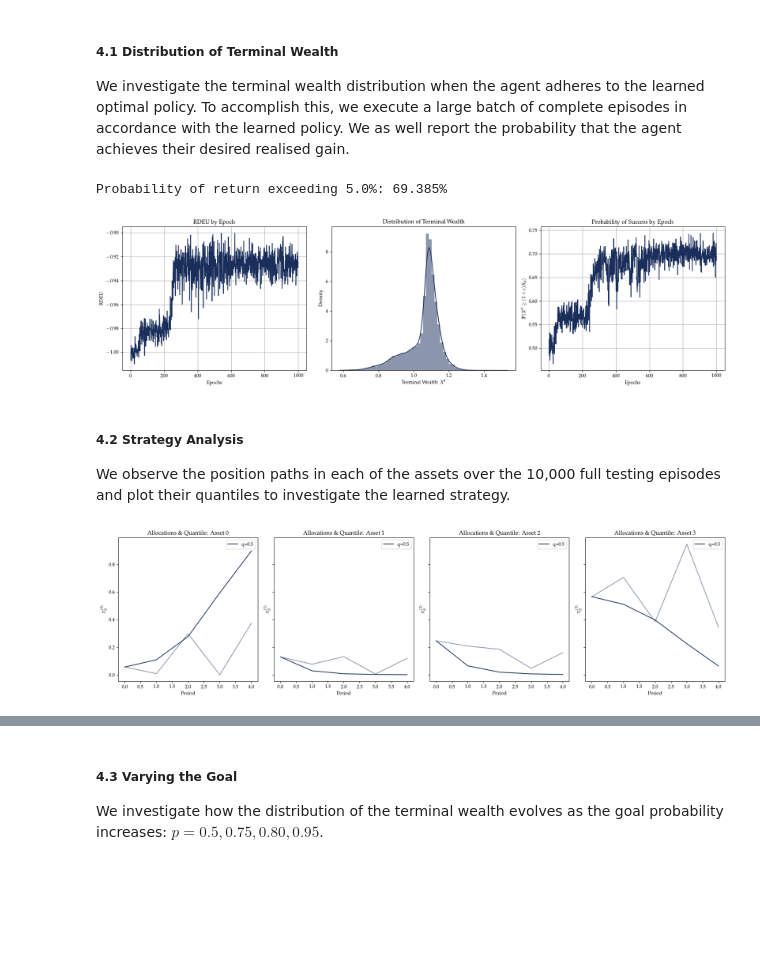
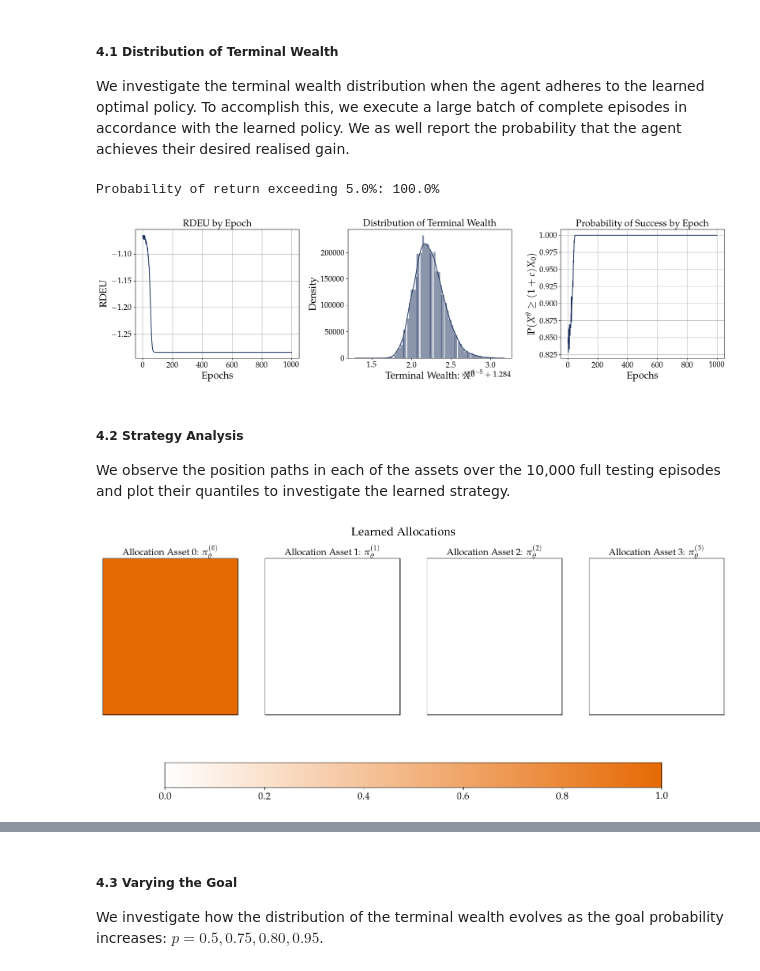
Before and after one commit to Mathewcater/Risk-Aware-Goal-Based-Investing, a Jupyter notebook: examples.ipynb, the cells around one changed output, grey strips where cells are left out. Cells and saved outputs as stored; diff of their text form; code cells hidden in the pictures; blank space fills up the shorter version.

```diff
--- a/examples.ipynb
+++ b/examples.ipynb
@@ -40,7 +41,8 @@ from agents import Agent # deep policy gradient algorithm
 ### 2. Initialisation of Training Hyperparameters
 # %%
 market_model = "BS" # specify the market model
-env_params = {'num_assets': 4, # number of total assets in market (risk-free and risky)
+num_assets = 4
+env_params = {'num_assets': num_assets, # number of total assets in market (risk-free and risky)
                 'drifts': T.tensor([0.03, 0.06, 0.09]), # drifts of risky assets
                 'vols': T.tensor([0.06, 0.12, 0.18]), # volatilities of risky assets
                 'corr_matrix': T.tensor([[1.0, 0.2, 0.2], # correlation structure of risky asset prices
@@ -54,7 +56,7 @@ env_params = {'num_assets': 4, # number of total assets in market (risk-free and
                 'q': 0.75,
                 'phi': 0.0, # transaction costs
                 'T': 1.0, # trading horizon
-                'Ndt': 5, # number of periods
+                'Ndt': 1, # number of periods
                 'init_wealth': 1.0, # initial wealth
                 'S0': T.tensor([1.0, 1.0, 1.0]) # initial risky asset prices
                 }
@@ -172,28 +174,56 @@ c = env_params["returns_req"]
 print(f'Probability of return exceeding {100*c}%: {str(round(float(100*agent.return_prob), 3))}%')
 fig.tight_layout()
 # %% [output]
-Probability of return exceeding 5.0%: 69.385%
+Probability of return exceeding 5.0%: 100.0%
-[figure, old version]
+[figure, new version]
 # %% [markdown]
 ##### 4.2 Strategy Analysis
 
 We observe the position paths in each of the assets over the 10,000 full testing episodes and plot their quantiles to investigate the learned strategy.
 # %%
-fig, axs = plt.subplots(1, env_params["num_assets"], figsize=(18,5), sharey=True)
-position_hist = agent.position_hist.detach()
-periods = T.arange(env_params["Ndt"])
-# quantile
-q = 0.5
+position_hist = agent.position_hist.detach().squeeze().numpy()
 
-#labels
-labels = [r'$\pi_{\theta}^{(0)}$', r'$\pi_{\theta}^{(1)}$', r'$\pi_{\theta}^{(2)}$', r'$\pi_{\theta}^{(3)}$']
+if env_params['Ndt'] == 1:
 
-for j in range(env.params["num_assets"]):
-    axs[j].plot(np.quantile(position_hist[:,:,j], axis=0, q=q), color=colors[0], label=f'q={q}') # plot quantile
-    axs[j].plot(position_hist[0,:,j], alpha=0.5, color=colors[0]) # plot position paths beneath
-    axs[j].set(title=f'Allocations \& Quantile: Asset {j}', xlabel='Period', ylabel=labels[j])
-    axs[j].legend()
+    # figure parameters
+    nrows = 1
+    ncols = num_assets
+    fig, axes = plt.subplots(nrows, ncols, sharey='all', sharex='all', figsize=(18,7))
+    grid = plt.GridSpec(nrows, ncols)
+    labels = [r'$\pi_{\theta}^{(0)}$', r'$\pi_{\theta}^{(1)}$', r'$\pi_{\theta}^{(2)}$', r'$\pi_{\theta}^{(3)}$']
 
-fig.tight_layout()
+    for idx_asset in range(num_assets):
+        temp = axes[idx_asset].imshow(position_hist[0][idx_asset].reshape(1,1),
+                                interpolation='none',
+                                cmap=cmap,
+                                aspect='auto',
+                                vmin=np.array(0.0),
+                                vmax=np.array(1.0)
+                                )
+        axes[idx_asset].set_xticks([])
+        axes[idx_asset].set_yticks([])
+        axes[idx_asset].set_title(f'Allocation Asset {idx_asset}: {labels[idx_asset]}', fontsize=15)
+
+    fig.colorbar(temp, orientation='horizontal', ax=axes, shrink=0.8, pad=0.2)
+    fig.suptitle('Learned Allocations', fontsize=19)
+
+else:
+
+    fig, axs = plt.subplots(1, env_params["num_assets"], figsize=(18,5), sharey=True)
+    position_hist = agent.position_hist.detach().squeeze()
+    periods = T.arange(env_params["Ndt"])
+    # quantile
+    q = 0.5
+
+    #labels
+    labels = [r'$\pi_{\theta}^{(0)}$', r'$\pi_{\theta}^{(1)}$', r'$\pi_{\theta}^{(2)}$', r'$\pi_{\theta}^{(3)}$']
+
+    for j in range(env.params["num_assets"]):
+        axs[j].plot(np.quantile(position_hist[:,:,j], axis=0, q=q), color=colors[0], label=f'q={q}') # plot quantile
+        axs[j].plot(position_hist[0,:,j], alpha=0.5, color=colors[0]) # plot position paths beneath
+        axs[j].set(title=f'Allocations \& Quantile: Asset {j}', xlabel='Period', ylabel=labels[j])
+        axs[j].legend()
+
+    fig.tight_layout()
 # %% [output]
-[figure, old version]
+[figure, new version]
```
Also changed, not shown: parts of 3 cells of this notebook, 2 other files.
